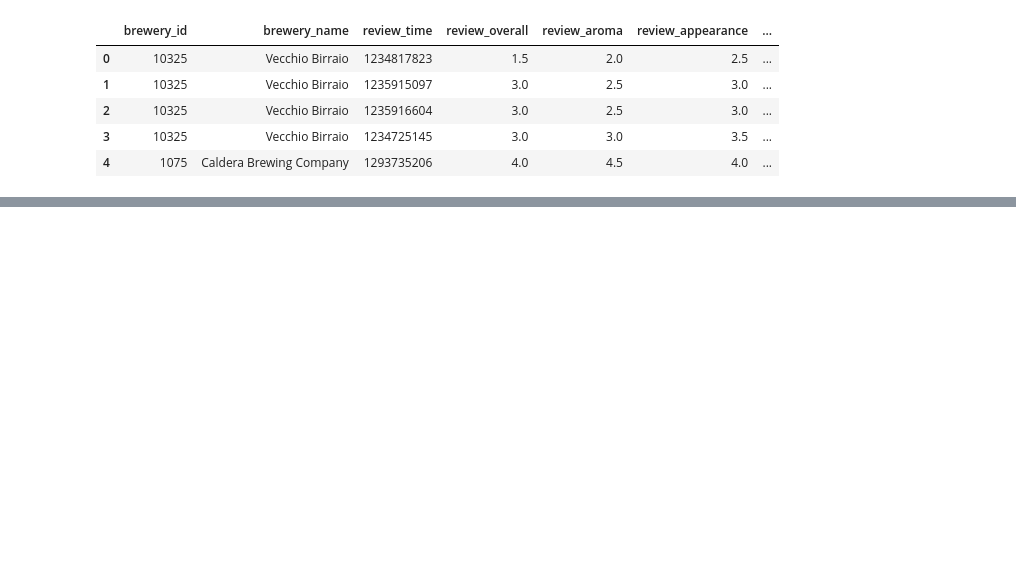
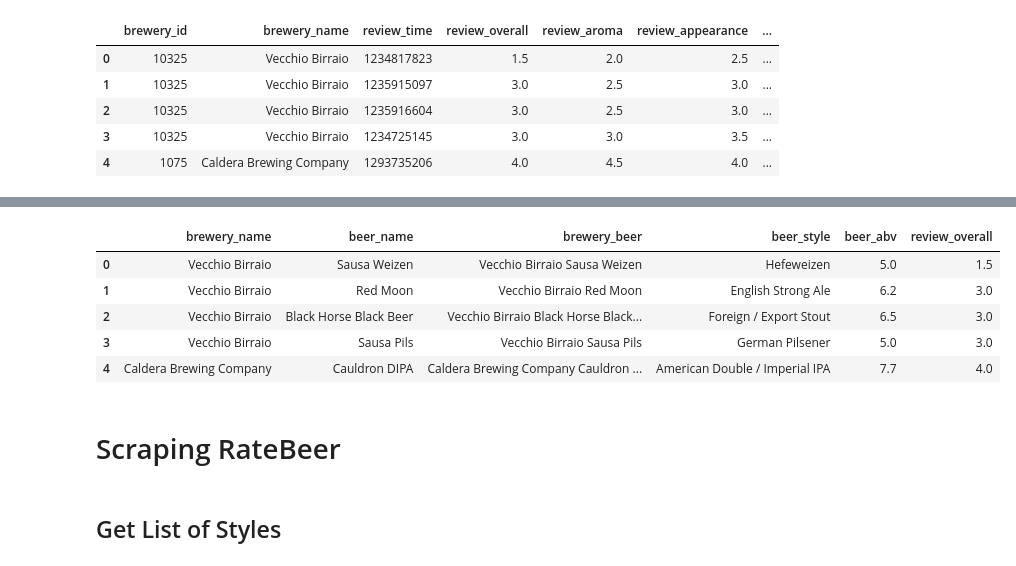
Before and after one commit to nowlansavage/beer_project, a Jupyter notebook: beer_data.ipynb, the cells around one changed output, grey strips where cells are left out. Drawn from its saved outputs; the diff is of its cells as text; code cells hidden in the pictures; blank space fills up the shorter version.

```diff
--- a/beer_data.ipynb
+++ b/beer_data.ipynb
@@ -12,3 +17,7 @@ beer_df.head()
 | 2 | 10325 | Vecchio Birraio | 1235916604 | 3.0 | 2.5 | 3.0 | ... |
 | 3 | 10325 | Vecchio Birraio | 1234725145 | 3.0 | 3.0 | 3.5 | ... |
 | 4 | 1075 | Caldera Brewing Company | 1293735206 | 4.0 | 4.5 | 4.0 | ... |
+# %%
+seperator = ' '
+beer_df['brewery_beer']= beer_df['brewery_name'].astype(str) + seperator + beer_df['beer_name'].astype(str)
+beer_df.head()
@@ -14,0 +31,15 @@ beer_df.head()
+# %%
+#clean up data frame so we have only the necessary data
+beer_merge_df = beer_df[['brewery_name', 'beer_name', 'brewery_beer', 'beer_style', 'beer_abv', 'review_overall']]
+beer_merge_df.head()
+# %% [output]
+|  | brewery_name | beer_name | brewery_beer | beer_style | beer_abv | review_overall |
+| 0 | Vecchio Birraio | Sausa Weizen | Vecchio Birraio Sausa Weizen | Hefeweizen | 5.0 | 1.5 |
+| 1 | Vecchio Birraio | Red Moon | Vecchio Birraio Red Moon | English Strong Ale | 6.2 | 3.0 |
+| 2 | Vecchio Birraio | Black Horse Black Beer | Vecchio Birraio Black Horse Black... | Foreign / Export Stout | 6.5 | 3.0 |
+| 3 | Vecchio Birraio | Sausa Pils | Vecchio Birraio Sausa Pils | German Pilsener | 5.0 | 3.0 |
+| 4 | Caldera Brewing Company | Cauldron DIPA | Caldera Brewing Company Cauldron ... | American Double / Imperial IPA | 7.7 | 4.0 |
+# %% [markdown]
+# Scraping RateBeer
+# %% [markdown]
+## Get List of Styles
```
Also changed, not shown: parts of 13 cells of this notebook, 2 other files.
